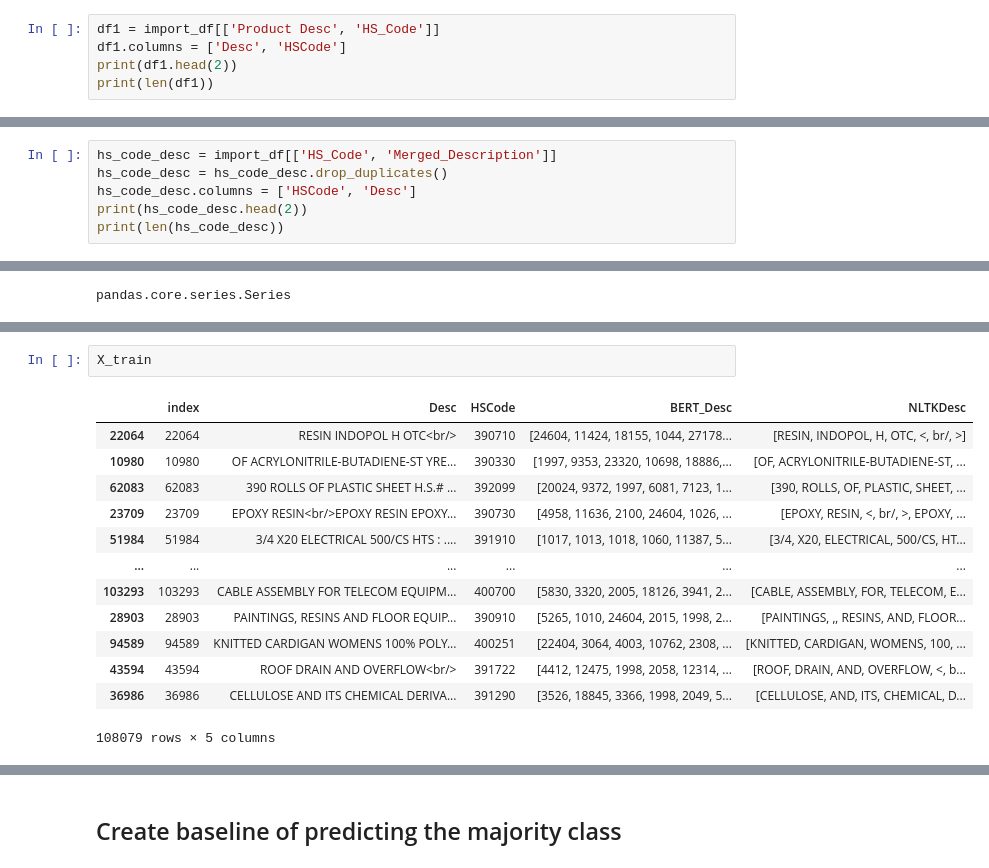
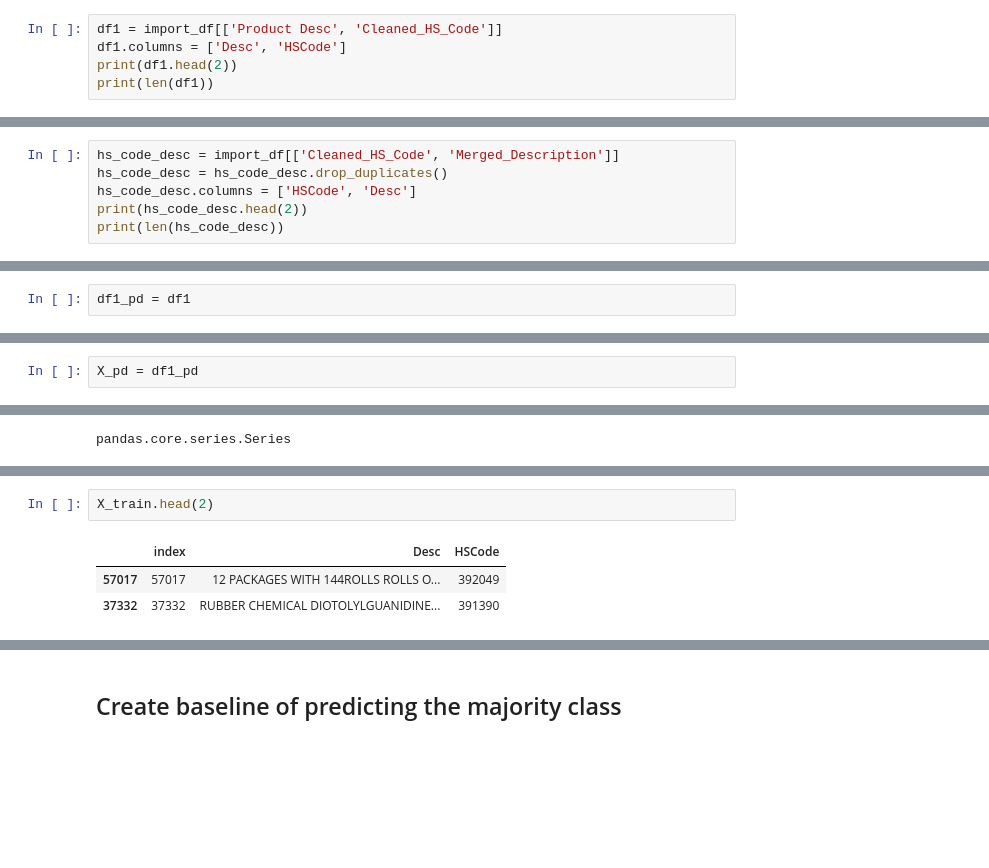
Before and after one commit to ajhoop/MIDS_Capstone, a Jupyter notebook: notebooks/exploratory/Models_small_sampledata39_40_removeHS_andy.ipynb, the cells around one changed output, grey strips where cells are left out. Drawn from its saved outputs; the diff is of its cells as text; blank space fills up the shorter version.

```diff
--- a/notebooks/exploratory/Models_small_sampledata39_40_removeHS_andy.ipynb
+++ b/notebooks/exploratory/Models_small_sampledata39_40_removeHS_andy.ipynb
@@ -214,5 +199,5 @@ len(import_df.index)
 # %%
-df1 = import_df[['Product Desc', 'HS_Code']]
+df1 = import_df[['Product Desc', 'Cleaned_HS_Code']]
 df1.columns = ['Desc', 'HSCode']
 print(df1.head(2))
 print(len(df1))
@@ -226,5 +209,5 @@ print(len(df1))
 # %%
-hs_code_desc = import_df[['HS_Code', 'Merged_Description']]
+hs_code_desc = import_df[['Cleaned_HS_Code', 'Merged_Description']]
 hs_code_desc = hs_code_desc.drop_duplicates()
 hs_code_desc.columns = ['HSCode', 'Desc']
 print(hs_code_desc.head(2))
@@ -253,3 +230,5 @@ len(df1_pd)
+# %%
+df1_pd = df1
 # %% [markdown]
 Remove long number sequences (that potentially contain HS Codes) from the descriptions.
 # %%
@@ -367,5 +339,7 @@ X_pd.head()
 # %% [markdown]
 ### Create train, dev, and test sets
+# %%
+X_pd = df1_pd
 # %%
 y_pd = X_pd['HSCode']
 type(y_pd)
@@ -397,16 +371,6 @@ Size of the test label set is 27020
 # %%
-X_train
+X_train.head(2)
 # %% [output]
-|  | index | Desc | HSCode | BERT_Desc | NLTKDesc |
-| 22064 | 22064 | RESIN INDOPOL H OTC<br/> | 390710 | [24604, 11424, 18155, 1044, 27178... | [RESIN, INDOPOL, H, OTC, <, br/, >] |
-| 10980 | 10980 | OF ACRYLONITRILE-BUTADIENE-ST YRE... | 390330 | [1997, 9353, 23320, 10698, 18886,... | [OF, ACRYLONITRILE-BUTADIENE-ST, ... |
-| 62083 | 62083 | 390 ROLLS OF PLASTIC SHEET H.S.# ... | 392099 | [20024, 9372, 1997, 6081, 7123, 1... | [390, ROLLS, OF, PLASTIC, SHEET, ... |
-| 23709 | 23709 | EPOXY RESIN<br/>EPOXY RESIN EPOXY... | 390730 | [4958, 11636, 2100, 24604, 1026, ... | [EPOXY, RESIN, <, br/, >, EPOXY, ... |
-| 51984 | 51984 | 3/4 X20 ELECTRICAL 500/CS HTS : .... | 391910 | [1017, 1013, 1018, 1060, 11387, 5... | [3/4, X20, ELECTRICAL, 500/CS, HT... |
-| ... | ... | ... | ... | ... | ... |
-| 103293 | 103293 | CABLE ASSEMBLY FOR TELECOM EQUIPM... | 400700 | [5830, 3320, 2005, 18126, 3941, 2... | [CABLE, ASSEMBLY, FOR, TELECOM, E... |
-| 28903 | 28903 | PAINTINGS, RESINS AND FLOOR EQUIP... | 390910 | [5265, 1010, 24604, 2015, 1998, 2... | [PAINTINGS, ,, RESINS, AND, FLOOR... |
-| 94589 | 94589 | KNITTED CARDIGAN WOMENS 100% POLY... | 400251 | [22404, 3064, 4003, 10762, 2308, ... | [KNITTED, CARDIGAN, WOMENS, 100, ... |
-| 43594 | 43594 | ROOF DRAIN AND OVERFLOW<br/> | 391722 | [4412, 12475, 1998, 2058, 12314, ... | [ROOF, DRAIN, AND, OVERFLOW, <, b... |
-| 36986 | 36986 | CELLULOSE AND ITS CHEMICAL DERIVA... | 391290 | [3526, 18845, 3366, 1998, 2049, 5... | [CELLULOSE, AND, ITS, CHEMICAL, D... |
+|  | index | Desc | HSCode |
+| 57017 | 57017 | 12 PACKAGES WITH 144ROLLS ROLLS O... | 392049 |
+| 37332 | 37332 | RUBBER CHEMICAL DIOTOLYLGUANIDINE... | 391390 |
-108079 rows × 5 columns
```
Also changed, not shown: parts of 70 cells of this notebook, 4 other files.
